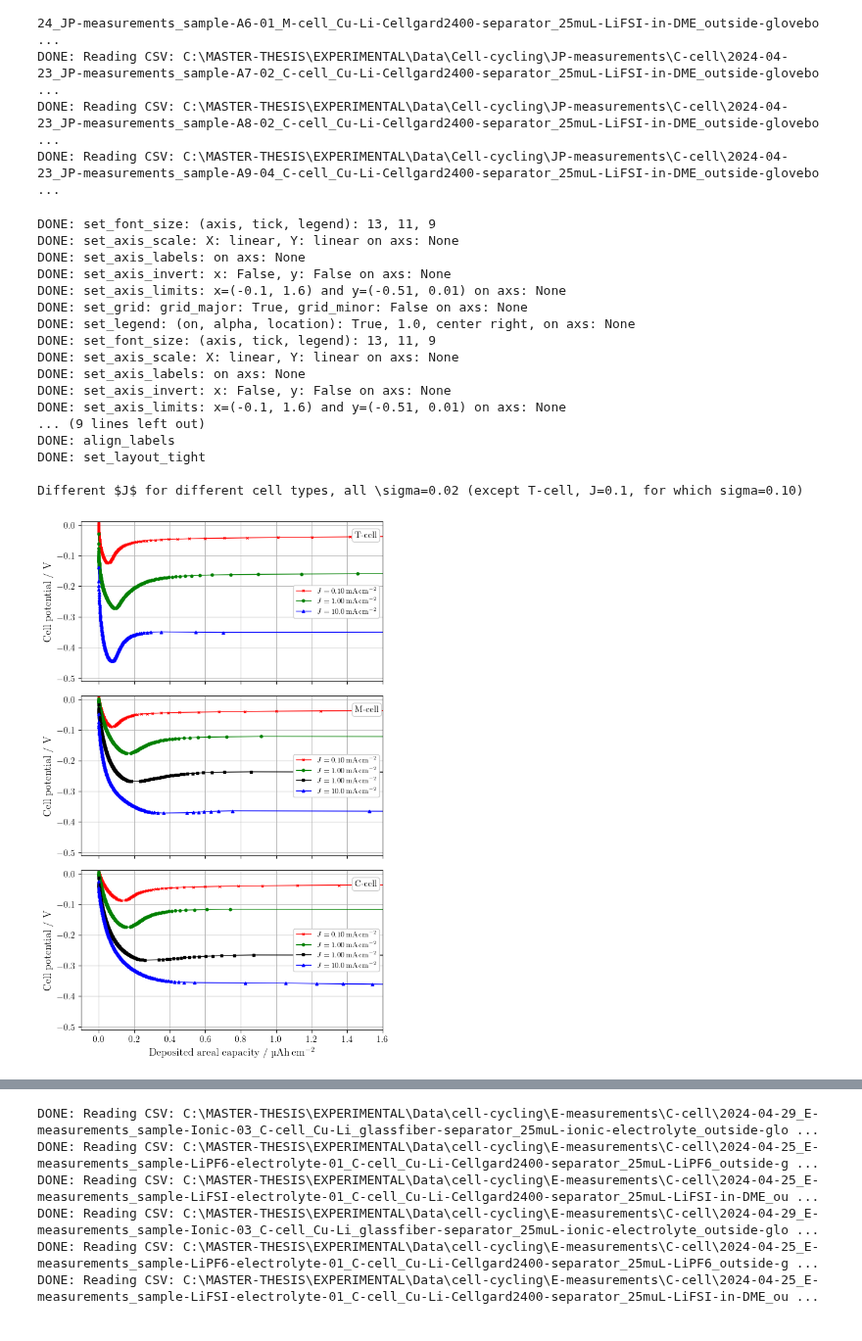
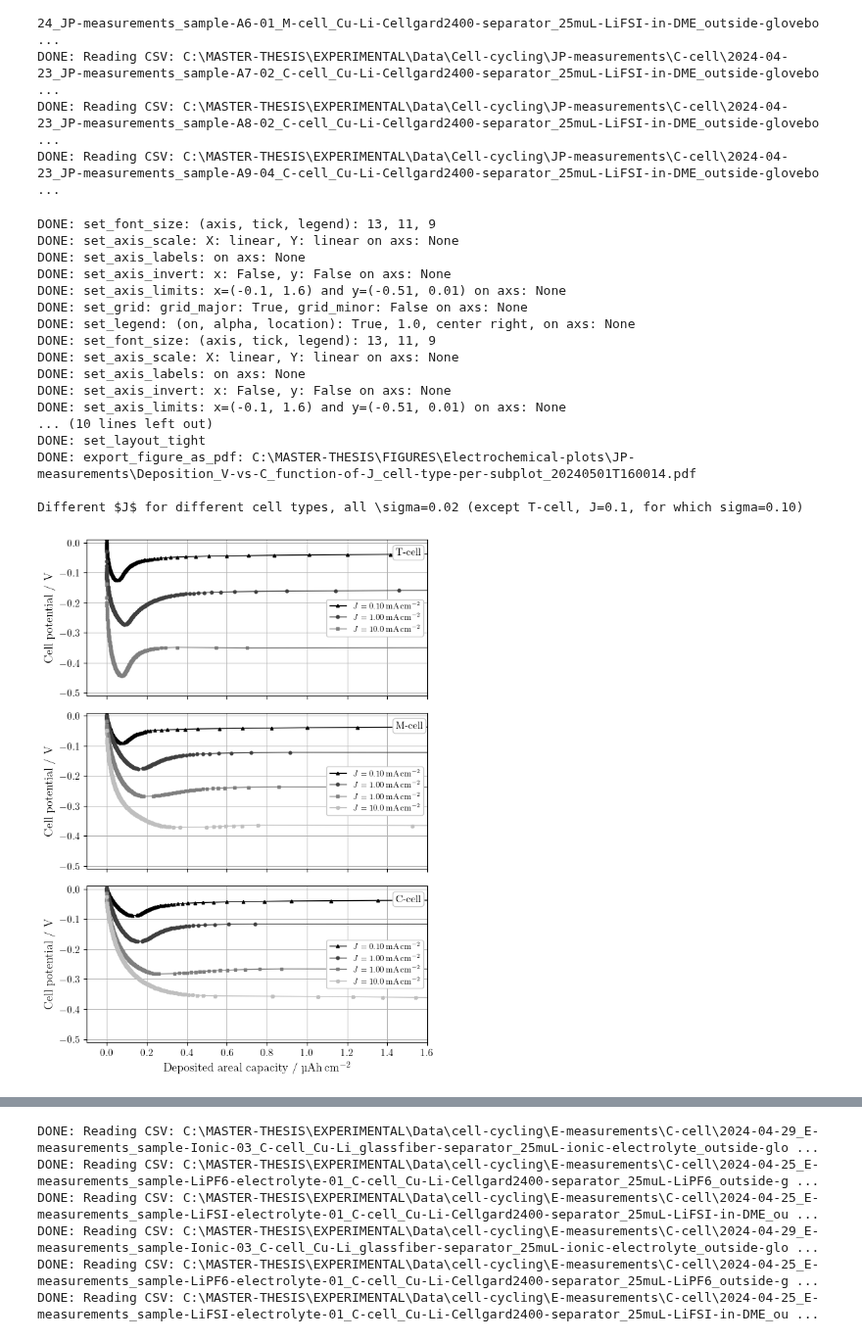
Before and after one commit to GottfridOlsson/MASTER-THESIS, a Jupyter notebook: EXPERIMENTAL/Python-scripts/Electrochemical-plots.ipynb, the cells around one changed output, grey strips where cells are left out. Shown at 98% size. Cells and saved outputs as stored; diff of their text form; code cells hidden in the pictures.

```diff
--- a/EXPERIMENTAL/Python-scripts/Electrochemical-plots.ipynb
+++ b/EXPERIMENTAL/Python-scripts/Electrochemical-plots.ipynb
@@ -38,7 +38,7 @@ plt.rc('text.latex', preamble=r'\usepackage{siunitx}')
 five_grayscale_colors = ['#000000', '#333333', '#666666', '#999999', '#cccccc'] #with 30% saturation difference = good contrast
 four_grayscale_colors = ['#000000', '#3F3F3F', '#7F7F7F', '#BFBFBF'] # with 25%-points increase in "value" (in HSV)
 markers      = ['^',   'o',   's',   'X',   'D',   '.']
-marker_sizes = ['3.3', '3.3', '3.3', '3.3', '3.3', '3.3']
+marker_sizes = ['3.3', '3.3', '3.3', '3.6', '3', '3.3']
 
 standard_text_box_settings = dict(boxstyle='round', facecolor='white', alpha=1.0, edgecolor=five_grayscale_colors[4]) #edgecolor, facecolor, alpha as to match legend
 # %% [output]
@@ -354,7 +357,7 @@ DONE: Reading CSV: C:\MASTER-THESIS\EXPERIMENTAL\Data\Cell-cycling\JP-measuremen
 # %%
 # PLOT for each cell type, plot different curves V vs. t  #
 # Create figure on which axis lives, one axis per subplot
-fig, axs = plt.subplots(nrows=3, ncols=1, figsize=(fig_width_cm/2.54, 2.7*fig_height_cm/2.54), sharex=True, sharey=False)
+fig, axs = plt.subplots(nrows=3, ncols=1, figsize=(fig_width_cm/2.54, 2.4*fig_height_cm/2.54), sharex=True, sharey=False)
 
 mAcm2_unit = '$mA\\,cm$^{-2}$'
 J01_string = '$J=0.10\\,' + mAcm2_unit
@@ -364,22 +367,22 @@ J10_string = '$J=10.0\\,' + mAcm2_unit
 
 # Plot your data (axs.plot, .errorbar, .hist, ...) # ''Ax_CP = [t, V, I, error]''
 # T-cell
-axs[0].plot(A1_CP_deposited_amount, A1_CP[1],   linewidth=1, linestyle='-', color='r', marker='x', markersize='3.50', label=J01_string)
-axs[0].plot(A2_CP_deposited_amount, A2_CP[1],   linewidth=1, linestyle='-', color='g', marker='o', markersize='3.25', label=J1_string)
-axs[0].plot(A3_CP_deposited_amount, A3_CP[1],   linewidth=1, linestyle='-', color='b', marker='^', markersize='3.50', label=J10_string)
+axs[0].plot(A1_CP_deposited_amount,  A1_CP[1],   linewidth=1, linestyle='-', color=four_grayscale_colors[0], marker=markers[0], markersize=marker_sizes[0], label=J01_string)
+axs[0].plot(A2_CP_deposited_amount,  A2_CP[1],   linewidth=1, linestyle='-', color=four_grayscale_colors[1], marker=markers[1], markersize=marker_sizes[1], label=J1_string)
+axs[0].plot(A3_CP_deposited_amount,  A3_CP[1],   linewidth=1, linestyle='-', color=four_grayscale_colors[2], marker=markers[2], markersize=marker_sizes[2], label=J10_string)
 
 # M-cell
-axs[1].plot(A4_CP_deposited_amount, A4_CP[1],   linewidth=1, linestyle='-', color='r', marker='x', markersize='3.50', label=J01_string)
-axs[1].plot(A5_CP_deposited_amount, A5_CP[1],   linewidth=1, linestyle='-', color='g', marker='o', markersize='3.25', label=J1_string)
-axs[1].plot(A55_CP_deposited_amount, A55_CP[1], linewidth=1, linestyle='-', color='k', marker='s', markersize='3.25', label=J5_string)
-axs[1].plot(A6_CP_deposited_amount, A6_CP[1],   linewidth=1, linestyle='-', color='b', marker='^', markersize='3.50', label=J10_string)
+axs[1].plot(A4_CP_deposited_amount,  A4_CP[1],   linewidth=1, linestyle='-', color=four_grayscale_colors[0], marker=markers[0], markersize=marker_sizes[0], label=J01_string)
+axs[1].plot(A5_CP_deposited_amount,  A5_CP[1],   linewidth=1, linestyle='-', color=four_grayscale_colors[1], marker=markers[1], markersize=marker_sizes[1], label=J1_string)
+axs[1].plot(A55_CP_deposited_amount, A55_CP[1],  linewidth=1, linestyle='-', color=four_grayscale_colors[2], marker=markers[2], markersize=marker_sizes[2], label=J5_string)
+axs[1].plot(A6_CP_deposited_amount,  A6_CP[1],   linewidth=1, linestyle='-', color=four_grayscale_colors[3], marker=markers[3], markersize=marker_sizes[3], label=J10_string)
 #axs[1].plot(A9_CP_lower_sigma_deposited_amount, A9_CP_lower_sigma[1],   linewidth=1, linestyle='-', color='k', marker='s', markersize='3.50', label='lower sigma')
 
 # C-cell
-axs[2].plot(A7_CP_deposited_amount, A7_CP[1],   linewidth=1, linestyle='-', color='r', marker='x', markersize='3.50', label=J01_string)
-axs[2].plot(A8_CP_deposited_amount, A8_CP[1],   linewidth=1, linestyle='-', color='g', marker='o', markersize='3.25', label=J1_string)
-axs[2].plot(A85_CP_deposited_amount, A85_CP[1], linewidth=1, linestyle='-', color='k', marker='s', markersize='3.25', label=J5_string)
-axs[2].plot(A9_CP_deposited_amount, A9_CP[1],   linewidth=1, linestyle='-', color='b', marker='^', markersize='3.50', label=J10_string)
+axs[2].plot(A7_CP_deposited_amount,  A7_CP[1],   linewidth=1, linestyle='-', color=four_grayscale_colors[0], marker=markers[0], markersize=marker_sizes[0], label=J01_string)
+axs[2].plot(A8_CP_deposited_amount,  A8_CP[1],   linewidth=1, linestyle='-', color=four_grayscale_colors[1], marker=markers[1], markersize=marker_sizes[1], label=J1_string)
+axs[2].plot(A85_CP_deposited_amount, A85_CP[1],  linewidth=1, linestyle='-', color=four_grayscale_colors[2], marker=markers[2], markersize=marker_sizes[2], label=J5_string)
+axs[2].plot(A9_CP_deposited_amount,  A9_CP[1],   linewidth=1, linestyle='-', color=four_grayscale_colors[3], marker=markers[3], markersize=marker_sizes[3], label=J10_string)
 
 
 # Settings for each axis (ax)
@@ -394,36 +397,36 @@ for i, ax in enumerate(axs):
         f.set_axis_labels(  ax, x_label='', y_label='Cell potential / V')
     f.set_axis_invert(  ax, x_invert=False, y_invert=False)
     f.set_axis_limits(  ax, xmin=-0.0001*1000, xmax=0.0016*1000, ymin=-0.51, ymax=0.01) #xmax=0.501, ymin=-0.451
     f.set_grid(         ax, grid_major_on=grid_major, grid_major_linewidth=0.7, grid_minor_on=grid_minor, grid_minor_linewidth=0.3) # set_grid must be after set_axis_scale for some reason (at least with 'log')
     f.set_legend(       ax, legend_on=legend_on, alpha=1.0, location='center right')
     ax.text(x_pos, y_pos, cell_type_strings[i], transform=ax.transAxes, bbox=standard_text_box_settings, fontsize=font_size_tick)
 
 f.align_labels(fig)
 f.set_layout_tight(fig)
 
 PDF_path_JP_V_vs_C_different_J_one_cell_type_per_subplot = electrochemical_figures_export_root_path + 'JP-measurements\\Deposition_V-vs-C_function-of-J_cell-type-per-subplot_' + get_current_date_and_time_as_ISO8601_string() + '.pdf'
 #f.export_figure_as_pdf(PDF_path_JP_V_vs_C_different_J_one_cell_type_per_subplot)
 print('\nDifferent $J$ for different cell types, all \\sigma=0.02 (except T-cell, J=0.1, for which sigma=0.10)')
 plt.show()
 # %% [output]
 DONE: set_font_size: (axis, tick, legend): 13, 11, 9
 DONE: set_axis_scale: X: linear, Y: linear on axs: None
 DONE: set_axis_labels: on axs: None
 DONE: set_axis_invert: x: False, y: False on axs: None
 DONE: set_axis_limits: x=(-0.1, 1.6) and y=(-0.51, 0.01) on axs: None
 DONE: set_grid: grid_major: True, grid_minor: False on axs: None
 DONE: set_legend: (on, alpha, location): True, 1.0, center right, on axs: None
 DONE: set_font_size: (axis, tick, legend): 13, 11, 9
 DONE: set_axis_scale: X: linear, Y: linear on axs: None
 DONE: set_axis_labels: on axs: None
 DONE: set_axis_invert: x: False, y: False on axs: None
 DONE: set_axis_limits: x=(-0.1, 1.6) and y=(-0.51, 0.01) on axs: None
-... (9 lines left out)
-DONE: align_labels
+... (10 lines left out)
 DONE: set_layout_tight
+DONE: export_figure_as_pdf: C:\MASTER-THESIS\FIGURES\Electrochemical-plots\JP-measurements\Deposition_V-vs-C_function-of-J_cell-type-per-subplot_20240501T160014.pdf
 
 Different $J$ for different cell types, all \sigma=0.02 (except T-cell, J=0.1, for which sigma=0.10)
-[figure, old version]
+[figure, new version]
 # %%
 # PLOT: for each current density, plot curves for different cell types #
 
```
Also changed, not shown: parts of 5 cells of this notebook.
